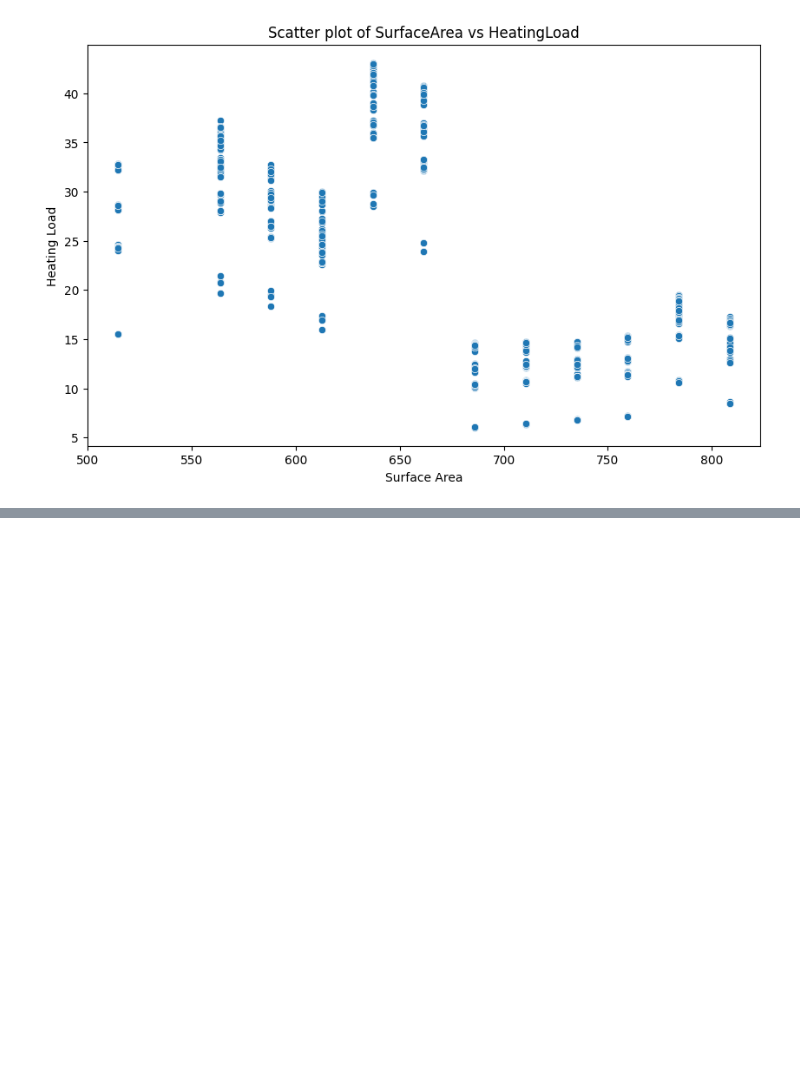
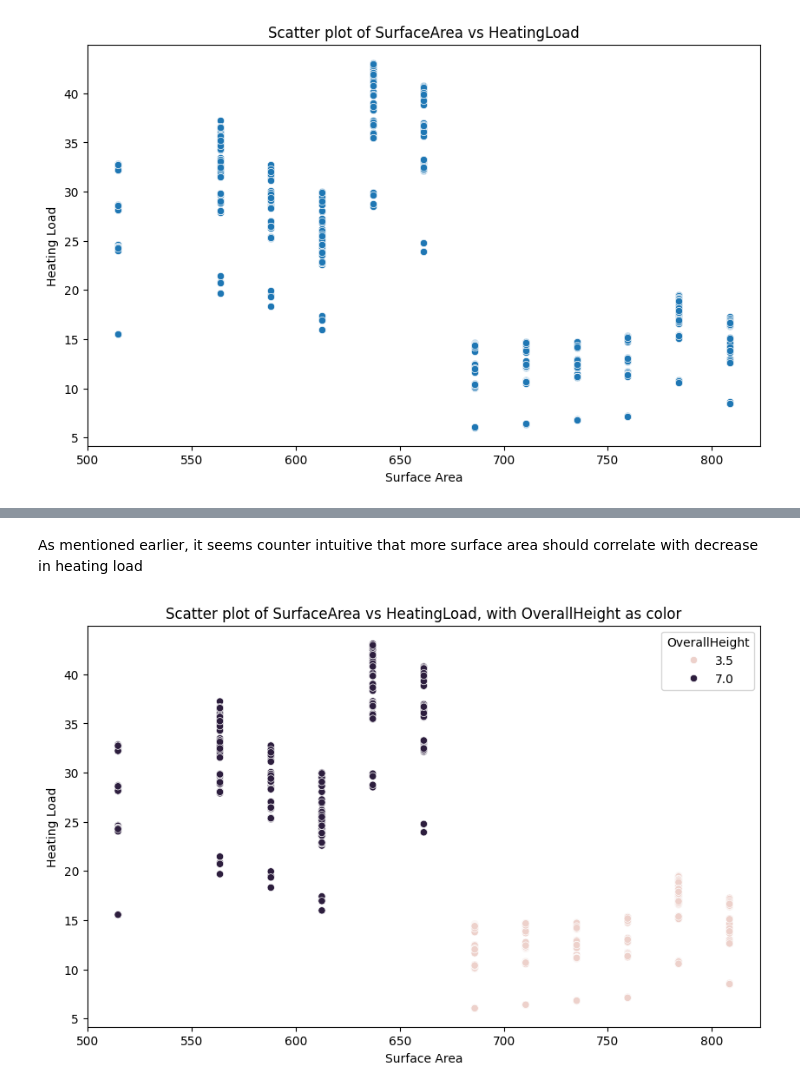
Before and after one commit to Sebastianrix/Data-Things, a Jupyter notebook: 4) Regression/Exercises in linear regression.ipynb, the cells around one changed output, grey strips where cells are left out. Saved outputs shown, nothing was run; the diff lists cells and outputs as text; code cells hidden in the pictures; blank space fills up the shorter version.

```diff
--- a/4) Regression/Exercises in linear regression.ipynb
+++ b/4) Regression/Exercises in linear regression.ipynb
@@ -84,0 +122,15 @@ plt.show()
+# %% [markdown]
+<p>As mentioned earlier, it seems counter intuitive that more surface area should correlate with decrease in heating load</p>
+# %%
+plt.figure(figsize=(10, 6))
+sns.scatterplot(
+    data=df,
+    x='SurfaceArea',
+    y='HeatingLoad',
+    hue='OverallHeight',)
+plt.title('Scatter plot of SurfaceArea vs HeatingLoad, with OverallHeight as color')
+plt.xlabel('Surface Area')
+plt.ylabel('Heating Load')
+plt.show()
+# %% [output]
+[figure, added]
```
Also changed, not shown: parts of 21 cells of this notebook.
